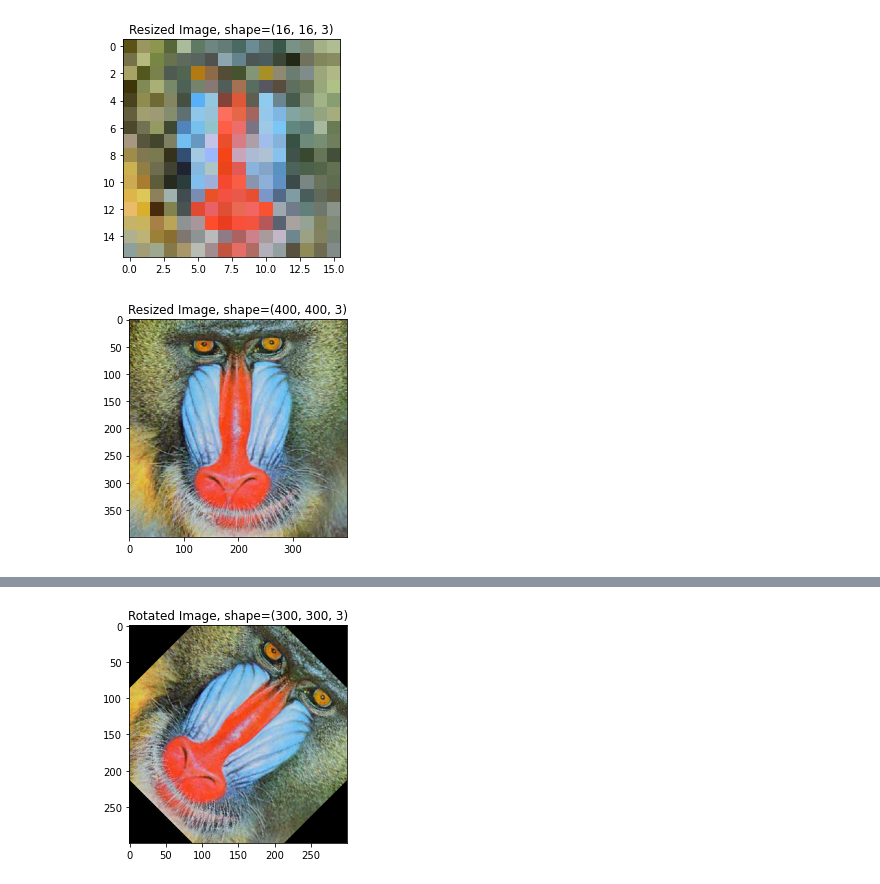
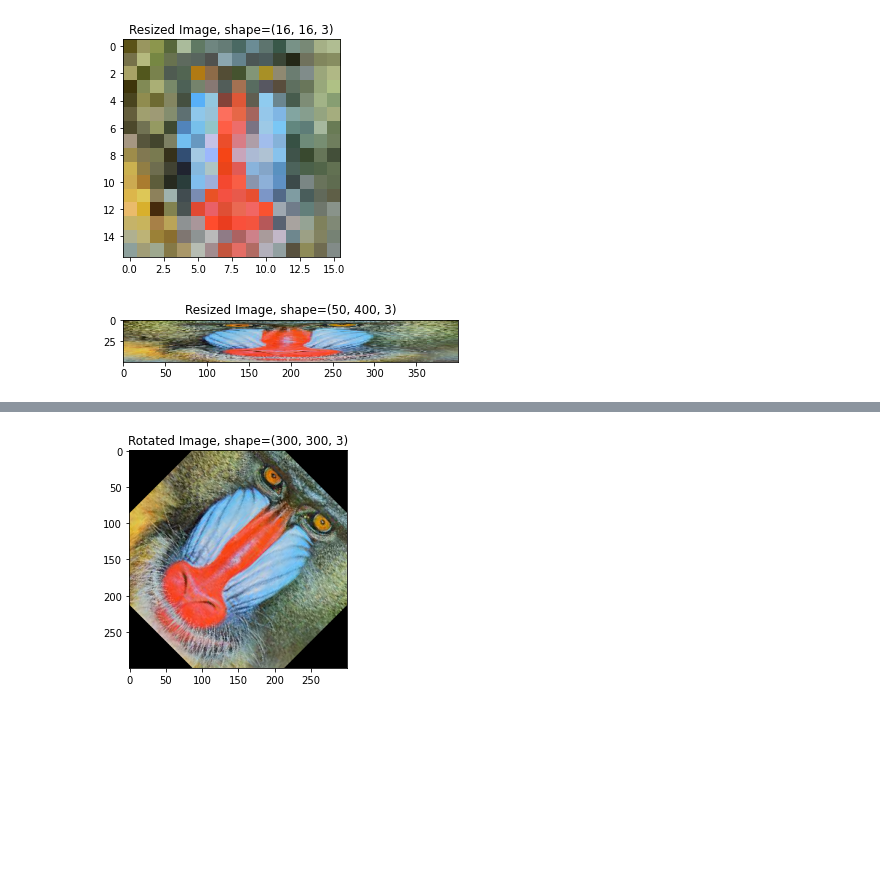
Before and after one commit to brentyi/ai4all_robotics_2020, a Jupyter notebook: computer_vision/cv2.ipynb, the cells around one changed output, grey strips where cells are left out. Saved outputs shown, nothing was run; the diff lists cells and outputs as text; code cells hidden in the pictures; blank space fills up the shorter version.

```diff
--- a/computer_vision/cv2.ipynb
+++ b/computer_vision/cv2.ipynb
@@ -91,7 +97,7 @@ def resize_image(input_image, output_rows, output_cols):
         output_cols (int): Number of columns in our desired output image.
 
     Returns:
-        (np.ndarray): Resized image, with shape `(output_rows, output_cols, 3)`.
+        np.ndarray: Resized image, with shape `(output_rows, output_cols, 3)`.
     """
     input_rows, input_cols, channels = input_image.shape
     assert channels == 3
@@ -129,7 +139,7 @@ visualize_rgb("Resized Image", resize_image(rgb_image, 16, 16))
 # %% [output]
 [figure]
 # %%
-# Visualizing upsizing an image: this should look almost identical to the input image
-visualize_rgb("Resized Image", resize_image(rgb_image, 400, 400))
+# Visualize an image that's been stretched horizontally
+visualize_rgb("Resized Image", resize_image(rgb_image, 50, 400))
 # %% [output]
-[figure, old version]
+[figure, new version]
```
Also changed, not shown: parts of 12 cells of this notebook, 2 other files.
